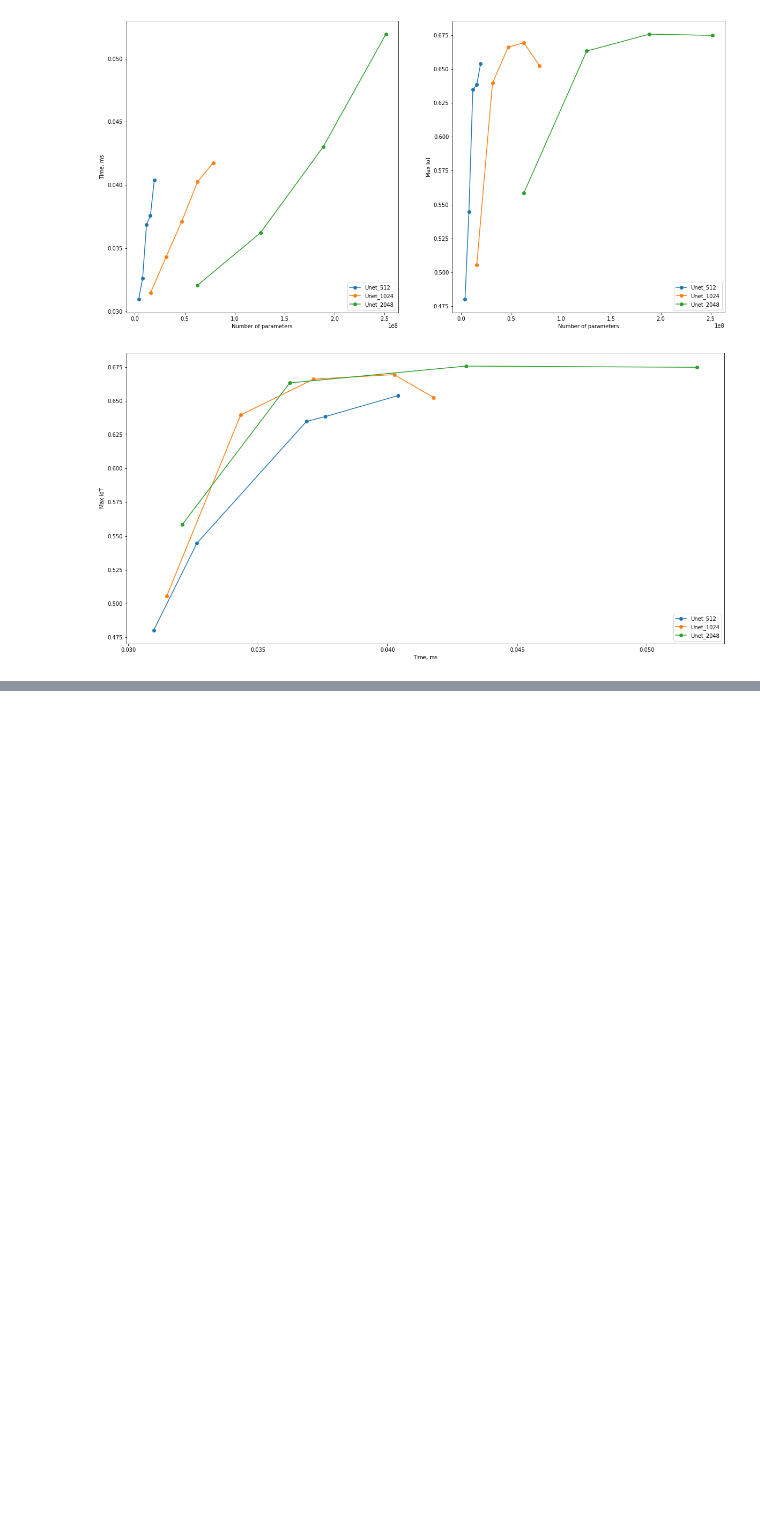
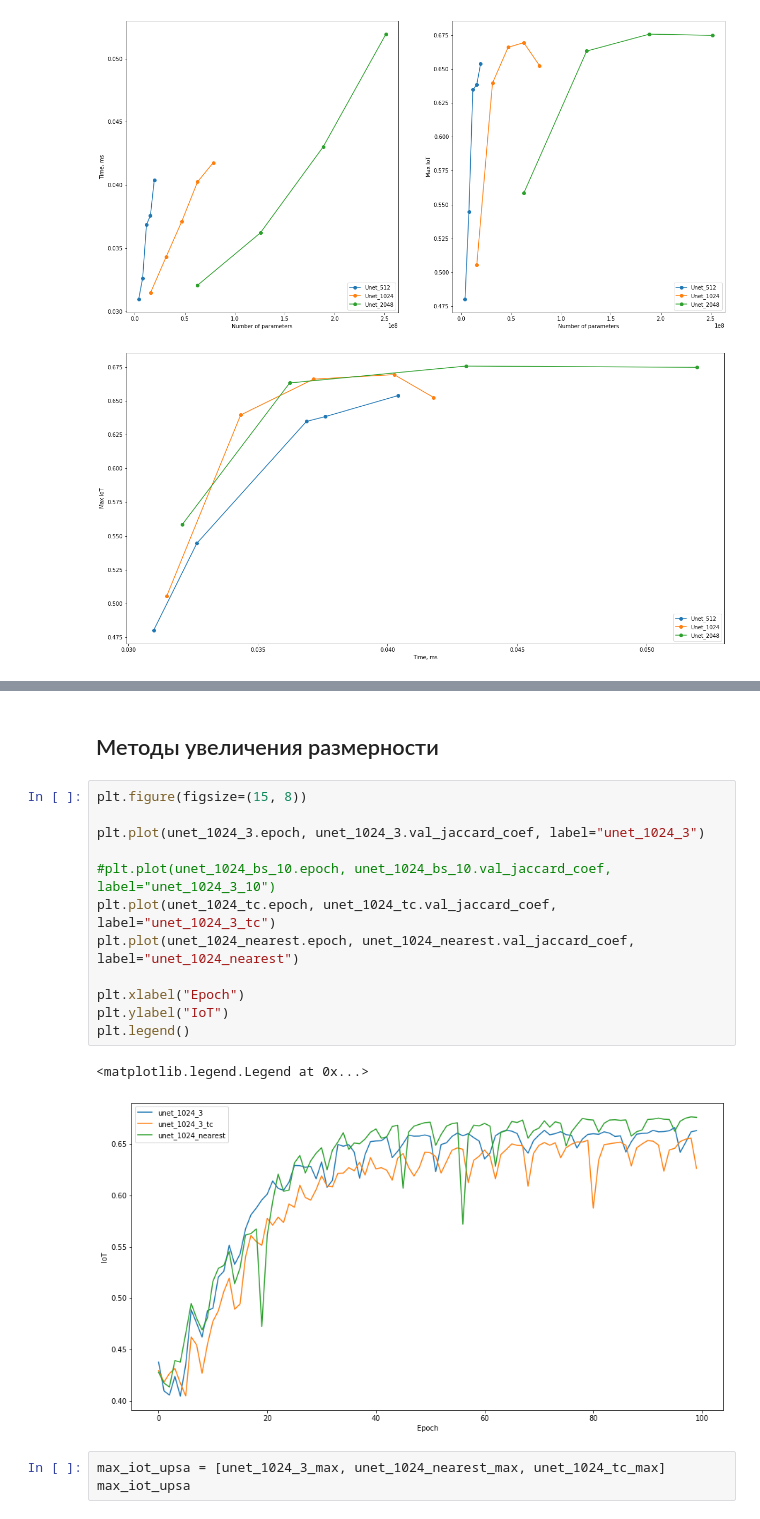
Before and after one commit to RobertVoropaev/InteriorRecognitionSystem, a Jupyter notebook: 6.Metrics.ipynb, the cells around one changed output, grey strips where cells are left out. Saved outputs shown, nothing was run; the diff lists cells and outputs as text; blank space fills up the shorter version.

```diff
--- a/6.Metrics.ipynb
+++ b/6.Metrics.ipynb
@@ -269,0 +258,20 @@ plt.show()
+# %% [markdown]
+## Методы увеличения размерности
+# %%
+plt.figure(figsize=(15, 8))
+
+plt.plot(unet_1024_3.epoch, unet_1024_3.val_jaccard_coef, label="unet_1024_3")
+
+#plt.plot(unet_1024_bs_10.epoch, unet_1024_bs_10.val_jaccard_coef, label="unet_1024_3_10")
+plt.plot(unet_1024_tc.epoch, unet_1024_tc.val_jaccard_coef, label="unet_1024_3_tc")
+plt.plot(unet_1024_nearest.epoch, unet_1024_nearest.val_jaccard_coef, label="unet_1024_nearest")
+
+plt.xlabel("Epoch")
+plt.ylabel("IoT")
+plt.legend()
+# %% [output]
+<matplotlib.legend.Legend at 0x...>
+[figure, added]
+# %%
+max_iot_upsa = [unet_1024_3_max, unet_1024_nearest_max, unet_1024_tc_max]
+max_iot_upsa
```
Also changed, not shown: parts of 27 cells of this notebook, 3 other files.
